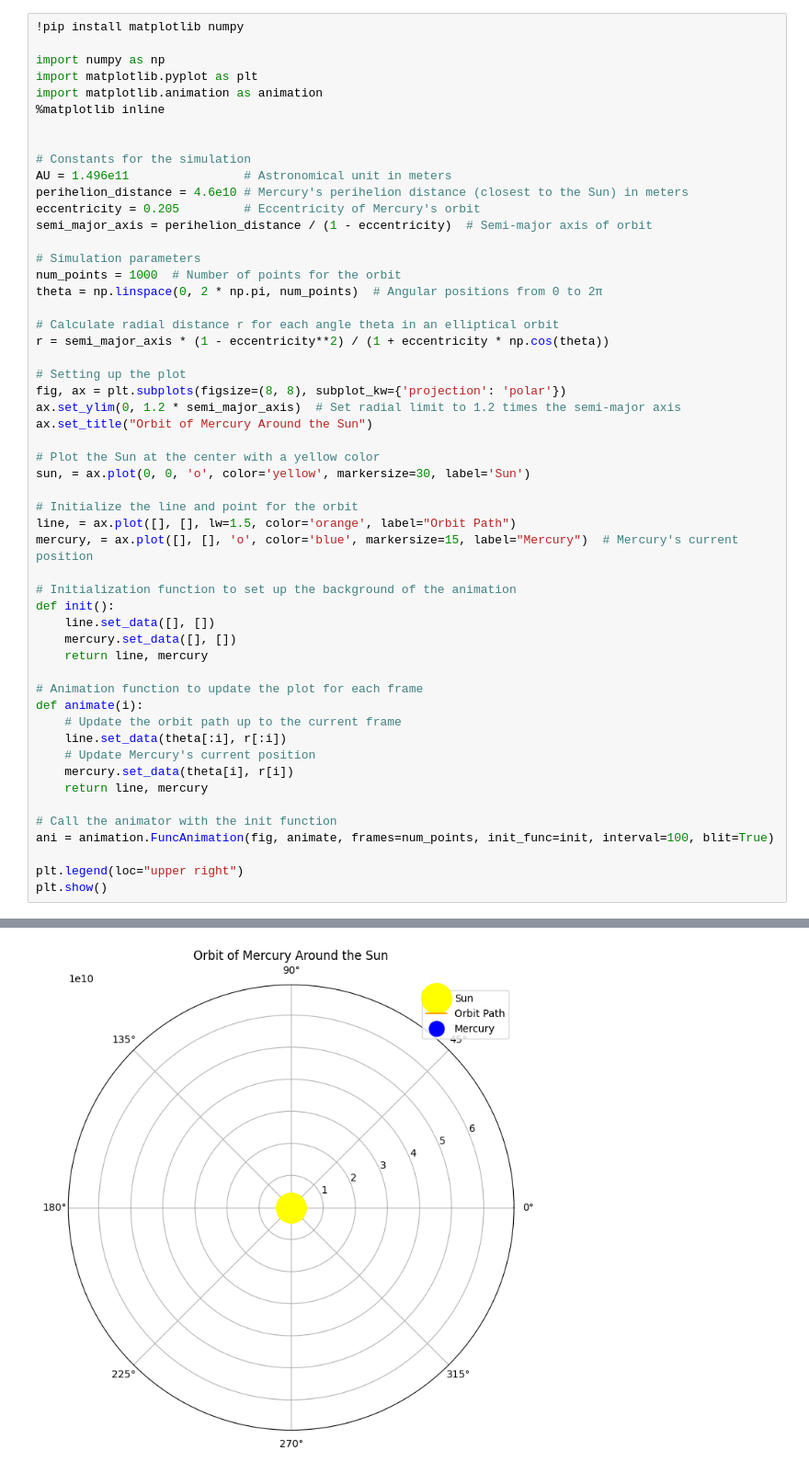
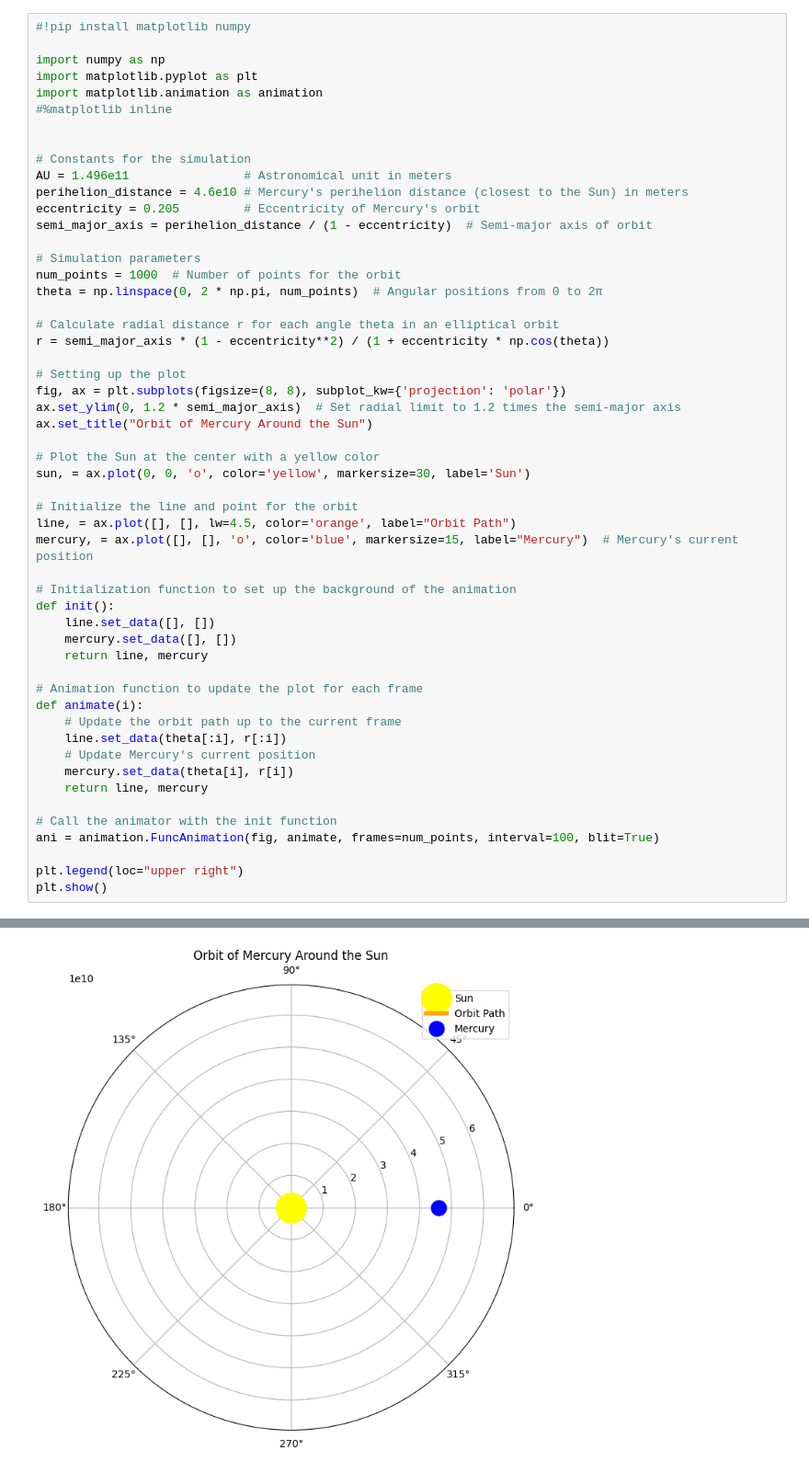
Before and after one commit to Alan-Cheong/IEEE_QW_2020, a Jupyter notebook: Mercury_Orbit.ipynb, the cells around one changed output, grey strips where cells are left out. Shown at 92% size. Cells and saved outputs as stored; diff of their text form.

```diff
--- a/Mercury_Orbit.ipynb
+++ b/Mercury_Orbit.ipynb
@@ -102,12 +91,12 @@ plt.show()
 # %% [output]
 [figure]
 # %%
-!pip install matplotlib numpy
+#!pip install matplotlib numpy
 
 import numpy as np
 import matplotlib.pyplot as plt
 import matplotlib.animation as animation
-%matplotlib inline
+#%matplotlib inline
 
 
 # Constants for the simulation
@@ -132,7 +121,7 @@ ax.set_title("Orbit of Mercury Around the Sun")
 sun, = ax.plot(0, 0, 'o', color='yellow', markersize=30, label='Sun')
 
 # Initialize the line and point for the orbit
-line, = ax.plot([], [], lw=1.5, color='orange', label="Orbit Path")
+line, = ax.plot([], [], lw=4.5, color='orange', label="Orbit Path")
 mercury, = ax.plot([], [], 'o', color='blue', markersize=15, label="Mercury")  # Mercury's current position
 
 # Initialization function to set up the background of the animation
@@ -150,7 +139,7 @@ def animate(i):
     return line, mercury
 
 # Call the animator with the init function
-ani = animation.FuncAnimation(fig, animate, frames=num_points, init_func=init, interval=100, blit=True)
+ani = animation.FuncAnimation(fig, animate, frames=num_points, interval=100, blit=True)
 
 plt.legend(loc="upper right")
 plt.show()
@@ -169,4 +147,4 @@ Requirement already satisfied: six>=1.5 in /usr/local/lib/python3.10/dist-packag
-[figure, old version]
+[figure, new version]
 # %%
 import numpy as np
 import matplotlib.pyplot as plt
```
Also changed, not shown: parts of 5 cells of this notebook.
